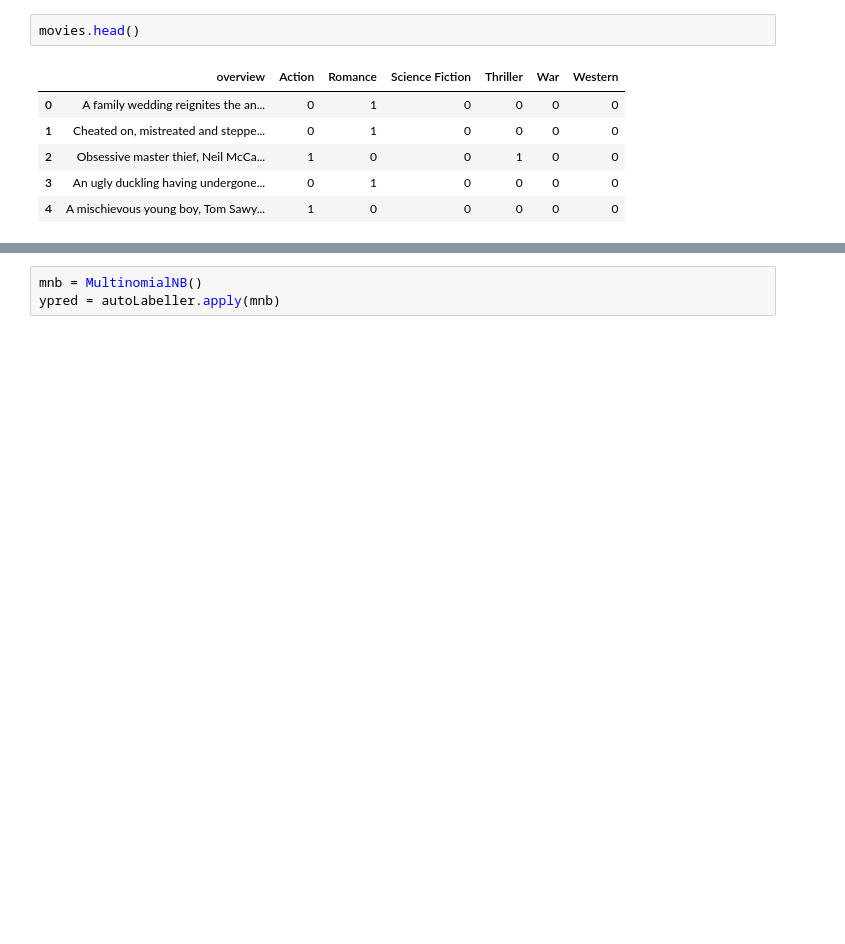
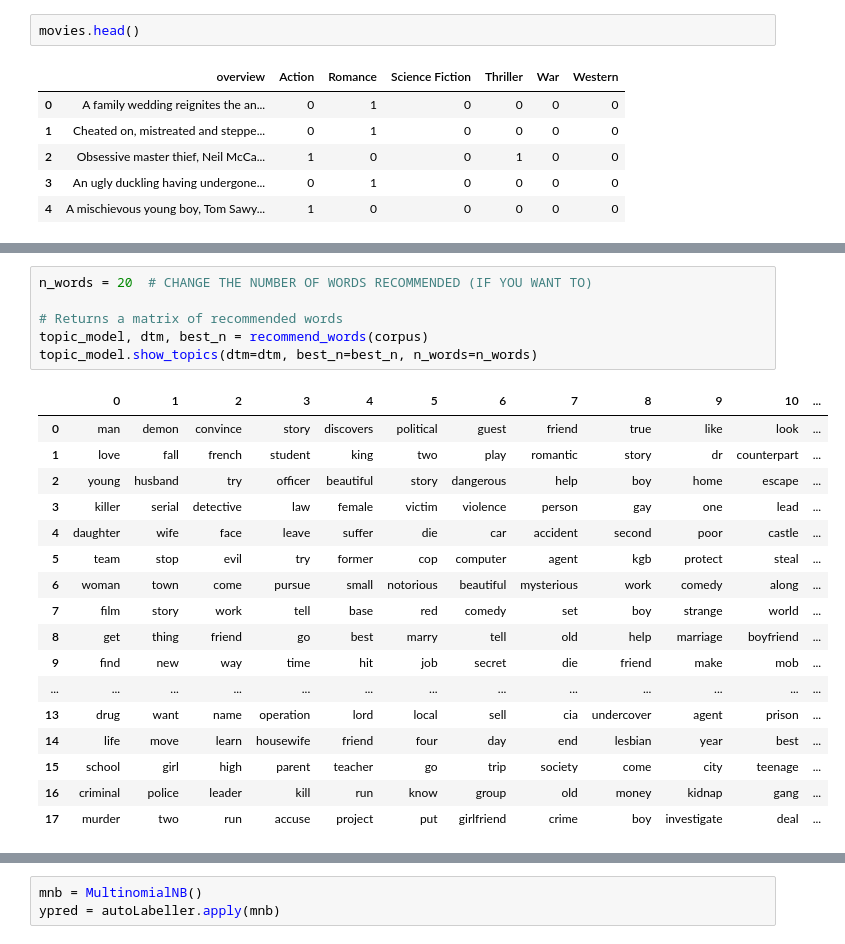
Before and after one commit to aisingapore/SemiAutoLabeller-Bricks, a Jupyter notebook: bricks_demo_auto_label.ipynb, the cells around one changed output, grey strips where cells are left out. Cells and saved outputs as stored; diff of their text form; blank space fills up the shorter version.

```diff
--- a/bricks_demo_auto_label.ipynb
+++ b/bricks_demo_auto_label.ipynb
@@ -85,0 +85,24 @@ labels.head(10)
+# %%
+n_words = 20  # CHANGE THE NUMBER OF WORDS RECOMMENDED (IF YOU WANT TO)
+
+# Returns a matrix of recommended words
+topic_model, dtm, best_n = recommend_words(corpus)
+topic_model.show_topics(dtm=dtm, best_n=best_n, n_words=n_words)
+# %% [output]
+|  | 0 | 1 | 2 | 3 | 4 | 5 | 6 | 7 | 8 | 9 | 10 | ... |
+| 0 | man | demon | convince | story | discovers | political | guest | friend | true | like | look | ... |
+| 1 | love | fall | french | student | king | two | play | romantic | story | dr | counterpart | ... |
+| 2 | young | husband | try | officer | beautiful | story | dangerous | help | boy | home | escape | ... |
+| 3 | killer | serial | detective | law | female | victim | violence | person | gay | one | lead | ... |
+| 4 | daughter | wife | face | leave | suffer | die | car | accident | second | poor | castle | ... |
+| 5 | team | stop | evil | try | former | cop | computer | agent | kgb | protect | steal | ... |
+| 6 | woman | town | come | pursue | small | notorious | beautiful | mysterious | work | comedy | along | ... |
+| 7 | film | story | work | tell | base | red | comedy | set | boy | strange | world | ... |
+| 8 | get | thing | friend | go | best | marry | tell | old | help | marriage | boyfriend | ... |
+| 9 | find | new | way | time | hit | job | secret | die | friend | make | mob | ... |
+| ... | ... | ... | ... | ... | ... | ... | ... | ... | ... | ... | ... | ... |
+| 13 | drug | want | name | operation | lord | local | sell | cia | undercover | agent | prison | ... |
+| 14 | life | move | learn | housewife | friend | four | day | end | lesbian | year | best | ... |
+| 15 | school | girl | high | parent | teacher | go | trip | society | come | city | teenage | ... |
+| 16 | criminal | police | leader | kill | run | know | group | old | money | kidnap | gang | ... |
+| 17 | murder | two | run | accuse | project | put | girlfriend | crime | boy | investigate | deal | ... |
```
Also changed, not shown: parts of 20 cells of this notebook, 6 other files.
